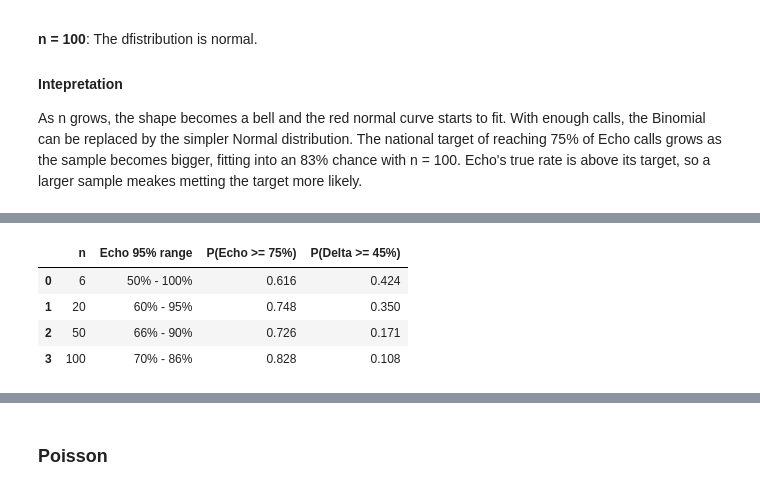
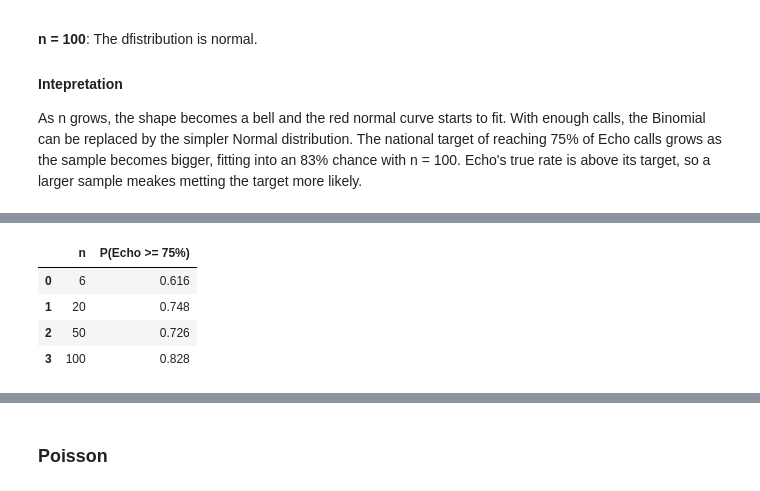
Before and after one commit to oscar-juarez-cct/ambulance-incidents, a Jupyter notebook: ambulance-incidents.ipynb, the cells around one changed output, grey strips where cells are left out. Drawn from its saved outputs; the diff is of its cells as text; code cells hidden in the pictures.

```diff
--- a/ambulance-incidents.ipynb
+++ b/ambulance-incidents.ipynb
@@ -679,19 +646,15 @@ P(at least 45% in time) = 0.069
 # %%
 rows = []
 for n in [6, 20, 50, 100]:
-    low, high = binom.ppf([0.025, 0.975], n, p_echo)   # calls reached in time at the 2.5th and 97.5th percentiles
-    k_echo = np.ceil(0.75 * n)                         # calls needed to reach 75%
-    k_delta = np.ceil(0.45 * n)                        # calls needed to reach 45%
+    k_echo = np.ceil(0.75 * n)   # calls needed to reach 75%
     rows.append({
         "n": n,
-        "Echo 95% range": f"{low / n:.0%} - {high / n:.0%}",
-        "P(Echo >= 75%)": binom.sf(k_echo - 1, n, p_echo),
-        "P(Delta >= 45%)": binom.sf(k_delta - 1, n, p_delta),
+        "P(Echo >= 75%)": 1 - binom.cdf(k_echo - 1, n, p_echo),
     })
 pd.DataFrame(rows).round(3)
 # %% [output]
-|  | n | Echo 95% range | P(Echo >= 75%) | P(Delta >= 45%) |
-| 0 | 6 | 50% - 100% | 0.616 | 0.424 |
-| 1 | 20 | 60% - 95% | 0.748 | 0.350 |
-| 2 | 50 | 66% - 90% | 0.726 | 0.171 |
-| 3 | 100 | 70% - 86% | 0.828 | 0.108 |
+|  | n | P(Echo >= 75%) |
+| 0 | 6 | 0.616 |
+| 1 | 20 | 0.748 |
+| 2 | 50 | 0.726 |
+| 3 | 100 | 0.828 |
```
Also changed, not shown: parts of 24 cells of this notebook.
